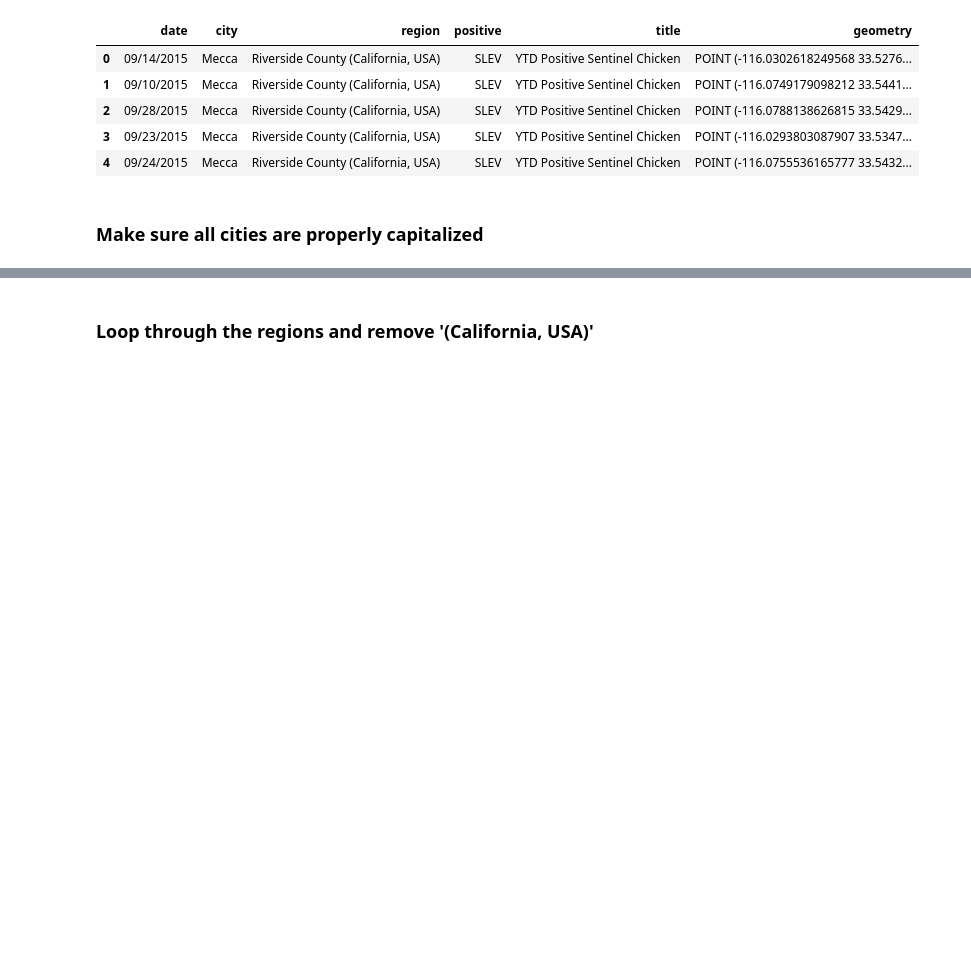
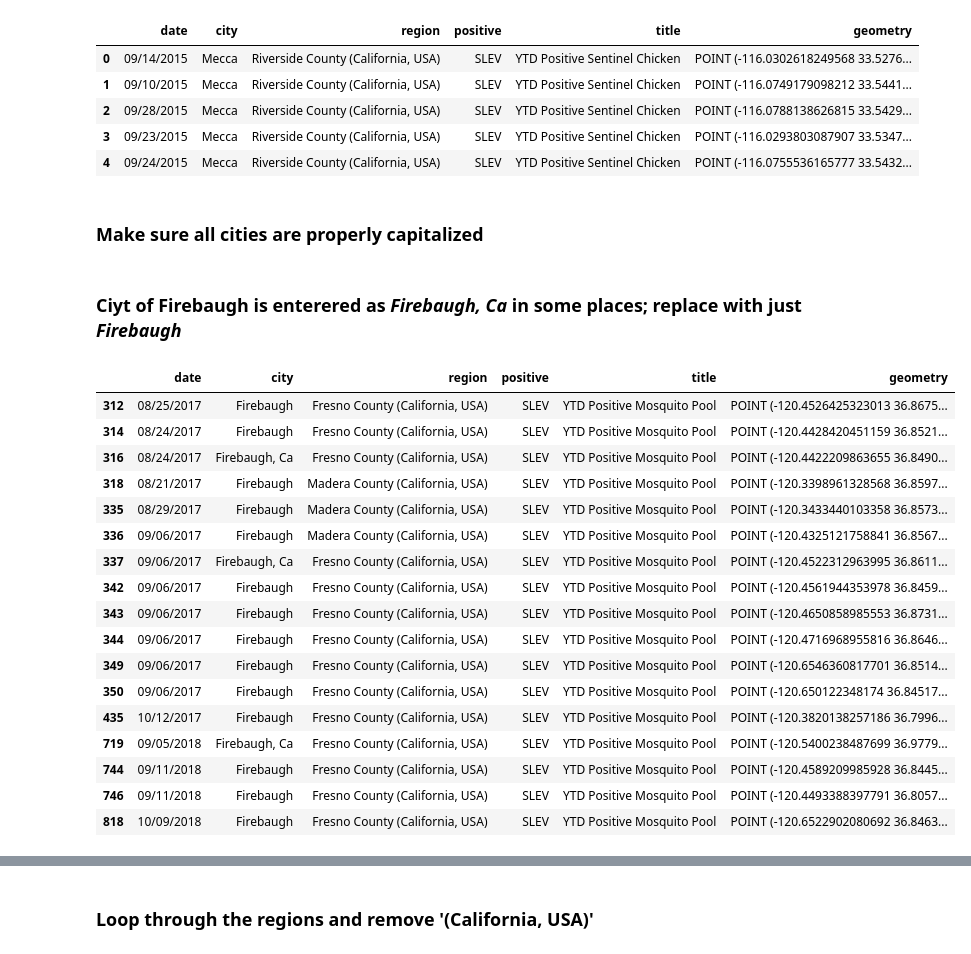
Before and after one commit to bazini627/nmpFinalProject, a Jupyter notebook: sleDataCleanup.ipynb, the cells around one changed output, grey strips where cells are left out. Drawn from its saved outputs; the diff is of its cells as text; code cells hidden in the pictures; blank space fills up the shorter version.

Commit message:
data: Cleaned up city name in SLEV data 'Firebaugh, Ca' was entered as a city for a few entries and changed text to be 'Firebaugh'

```diff
--- a/sleDataCleanup.ipynb
+++ b/sleDataCleanup.ipynb
@@ -22,3 +22,26 @@ sle_data.head()
 ### Make sure all cities are properly capitalized
 # %%
 sle_data['city'] = sle_data['city'].str.title()
+# %% [markdown]
+### Ciyt of Firebaugh is enterered as *Firebaugh, Ca* in some places; replace with just *Firebaugh*
+# %%
+sle_data[sle_data['city'].str.contains('Fire')==True]
+# %% [output]
+|  | date | city | region | positive | title | geometry |
+| 312 | 08/25/2017 | Firebaugh | Fresno County (California, USA) | SLEV | YTD Positive Mosquito Pool | POINT (-120.4526425323013 36.8675... |
+| 314 | 08/24/2017 | Firebaugh | Fresno County (California, USA) | SLEV | YTD Positive Mosquito Pool | POINT (-120.4428420451159 36.8521... |
+| 316 | 08/24/2017 | Firebaugh, Ca | Fresno County (California, USA) | SLEV | YTD Positive Mosquito Pool | POINT (-120.4422209863655 36.8490... |
+| 318 | 08/21/2017 | Firebaugh | Madera County (California, USA) | SLEV | YTD Positive Mosquito Pool | POINT (-120.3398961328568 36.8597... |
+| 335 | 08/29/2017 | Firebaugh | Madera County (California, USA) | SLEV | YTD Positive Mosquito Pool | POINT (-120.3433440103358 36.8573... |
+| 336 | 09/06/2017 | Firebaugh | Madera County (California, USA) | SLEV | YTD Positive Mosquito Pool | POINT (-120.4325121758841 36.8567... |
+| 337 | 09/06/2017 | Firebaugh, Ca | Fresno County (California, USA) | SLEV | YTD Positive Mosquito Pool | POINT (-120.4522312963995 36.8611... |
+| 342 | 09/06/2017 | Firebaugh | Fresno County (California, USA) | SLEV | YTD Positive Mosquito Pool | POINT (-120.4561944353978 36.8459... |
+| 343 | 09/06/2017 | Firebaugh | Fresno County (California, USA) | SLEV | YTD Positive Mosquito Pool | POINT (-120.4650858985553 36.8731... |
+| 344 | 09/06/2017 | Firebaugh | Fresno County (California, USA) | SLEV | YTD Positive Mosquito Pool | POINT (-120.4716968955816 36.8646... |
+| 349 | 09/06/2017 | Firebaugh | Fresno County (California, USA) | SLEV | YTD Positive Mosquito Pool | POINT (-120.6546360817701 36.8514... |
+| 350 | 09/06/2017 | Firebaugh | Fresno County (California, USA) | SLEV | YTD Positive Mosquito Pool | POINT (-120.650122348174 36.84517... |
+| 435 | 10/12/2017 | Firebaugh | Fresno County (California, USA) | SLEV | YTD Positive Mosquito Pool | POINT (-120.3820138257186 36.7996... |
+| 719 | 09/05/2018 | Firebaugh, Ca | Fresno County (California, USA) | SLEV | YTD Positive Mosquito Pool | POINT (-120.5400238487699 36.9779... |
+| 744 | 09/11/2018 | Firebaugh | Fresno County (California, USA) | SLEV | YTD Positive Mosquito Pool | POINT (-120.4589209985928 36.8445... |
+| 746 | 09/11/2018 | Firebaugh | Fresno County (California, USA) | SLEV | YTD Positive Mosquito Pool | POINT (-120.4493388397791 36.8057... |
+| 818 | 10/09/2018 | Firebaugh | Fresno County (California, USA) | SLEV | YTD Positive Mosquito Pool | POINT (-120.6522902080692 36.8463... |
```
Also changed, not shown: parts of 5 cells of this notebook, 1 other file.
